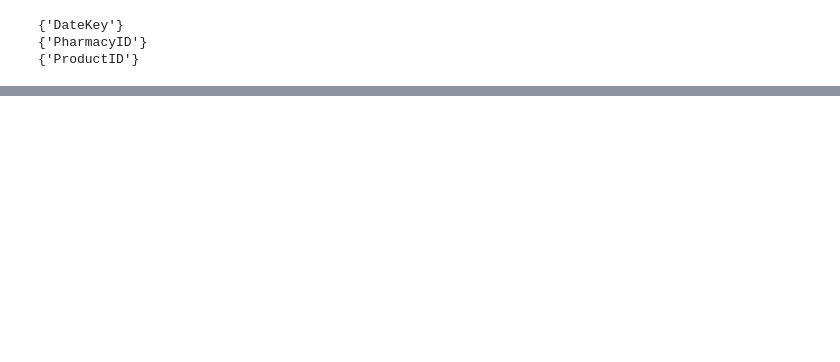
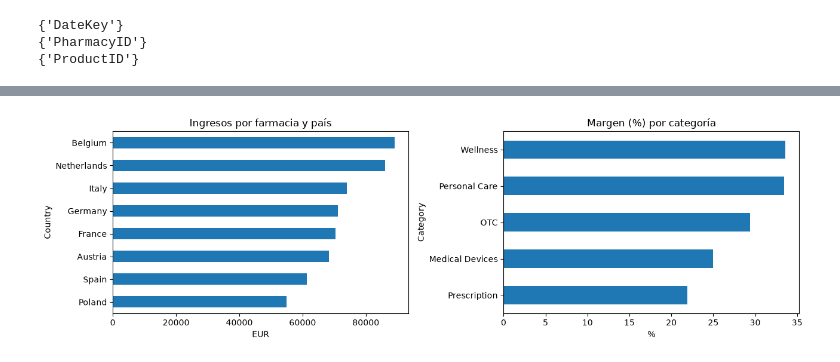
Before and after one commit to ai-somorrostro/pharmacy-sales-bigdata, a Jupyter notebook: notebook/01_exploracion.ipynb, the cells around one changed output, grey strips where cells are left out. Drawn from its saved outputs; the diff is of its cells as text; code cells hidden in the pictures; blank space fills up the shorter version.

```diff
--- a/notebook/01_exploracion.ipynb
+++ b/notebook/01_exploracion.ipynb
@@ -175,0 +209,10 @@ print(set(fact.columns) & set(producto.columns))
+# %%
+data["Fecha"] = pd.to_datetime(data["DateKey"].astype(str), format="%Y%m%d")
+data["OpenDate"] = pd.to_datetime(data["OpenDate"])
+data["DiscontinuedDate"] = pd.to_datetime(data["DiscontinuedDate"])
+
+antes_apertura = data[data["Fecha"] < data["OpenDate"]]
+tras_descatalogar = data[data["Fecha"] > data["DiscontinuedDate"]]
+
+print("Ventas antes de abrir la farmacia:", len(antes_apertura))
+print("Ventas de productos ya descatalogados:", len(tras_descatalogar))
@@ -175,0 +224,12 @@ print(set(fact.columns) & set(producto.columns))
+# %%
+p1_pais = (
+    data.groupby("Country")
+    .agg(ingresos=("RevenueEUR", "sum"),
+         margen=("MarginEUR", "sum"),
+         farmacias=("PharmacyID", "nunique"))
+    .assign(margen_pct=lambda d: d["margen"] / d["ingresos"] * 100,
+            ingresos_por_farmacia=lambda d: d["ingresos"] / d["farmacias"],
+            margen_por_farmacia=lambda d: d["margen"] / d["farmacias"])
+    .sort_values("ingresos", ascending=False)
+)
+p1_pais.round(1)
@@ -175,0 +247,8 @@ print(set(fact.columns) & set(producto.columns))
+# %%
+p1_cat = (
+    data.groupby("Category")
+    .agg(ingresos=("RevenueEUR", "sum"), margen=("MarginEUR", "sum"))
+    .assign(margen_pct=lambda d: d["margen"] / d["ingresos"] * 100)
+    .sort_values("margen", ascending=False)
+)
+p1_cat.round(1)
@@ -175,0 +263,12 @@ print(set(fact.columns) & set(producto.columns))
+# %%
+import matplotlib.pyplot as plt
+
+fig, ax = plt.subplots(1, 2, figsize=(13, 4))
+p1_pais["ingresos_por_farmacia"].sort_values().plot.barh(ax=ax[0], title="Ingresos por farmacia y país")
+p1_cat["margen_pct"].sort_values().plot.barh(ax=ax[1], title="Margen (%) por categoría")
+ax[0].set_xlabel("EUR")
+ax[1].set_xlabel("%")
+plt.tight_layout()
+plt.show()
+# %% [output]
+[figure, added]
```
Also changed, not shown: parts of 23 cells of this notebook, 1 other file.
